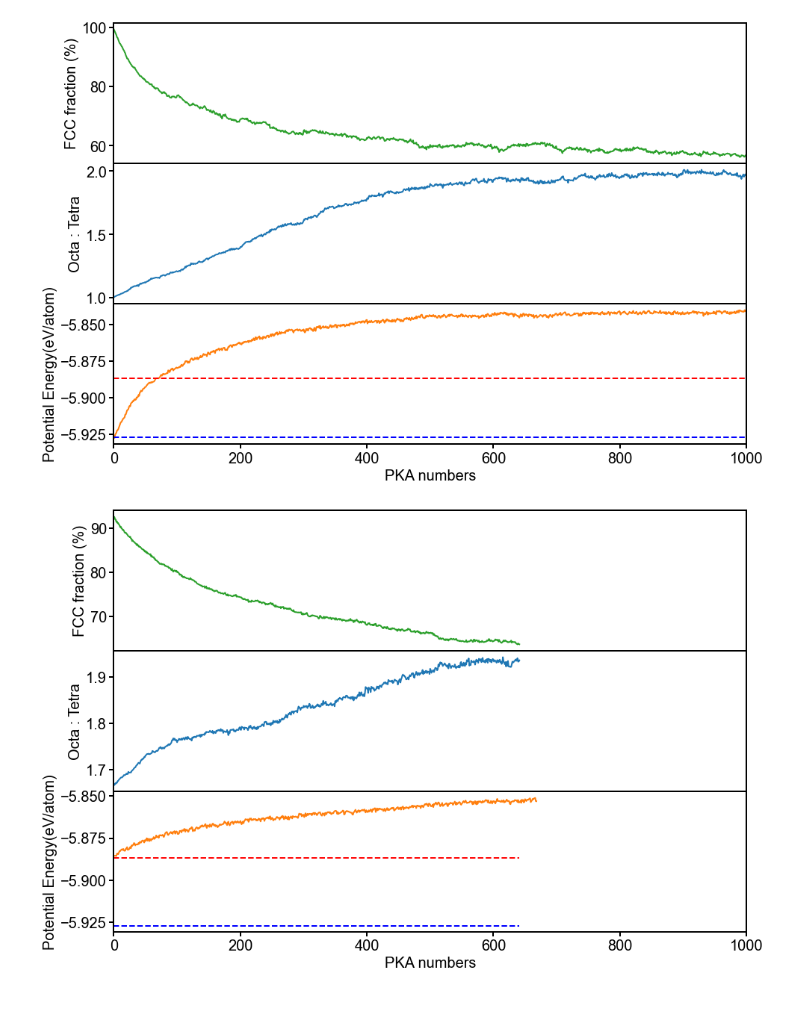
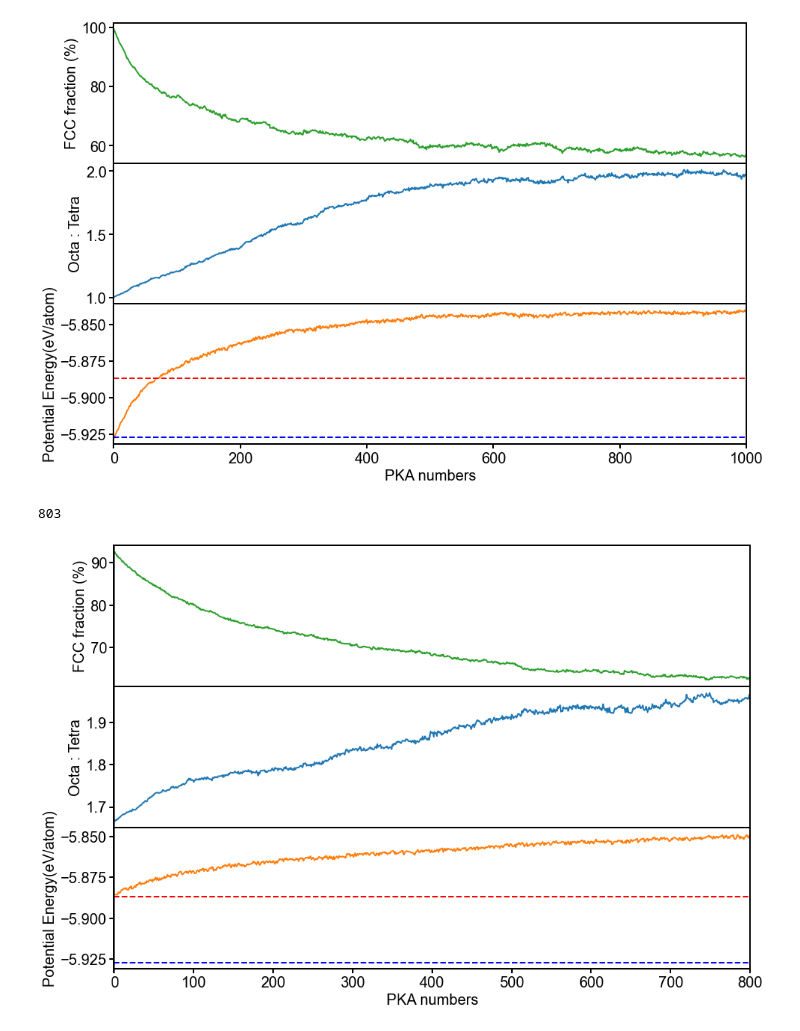
Before and after one commit to HE-RU10/ga2o3, a Jupyter notebook: Overlapping_anneal_msd.ipynb, the cells around one changed output. Saved outputs shown, nothing was run; the diff lists cells and outputs as text; code cells hidden in the pictures; blank space fills up the shorter version.

```diff
--- a/Overlapping_anneal_msd.ipynb
+++ b/Overlapping_anneal_msd.ipynb
@@ -33,7 +33,7 @@ TDEga2o3
 # %% [output]
 19.79927110353614
 # %%
-pkal=[0,500,1000,1500,2000,2200]
+pkal=[0,100,155,200,500,1000,1500,2000,2200]
 dpa=np.zeros(len(pkal))
 for i in range(len(pkal)):
     dpa[i]=DPA(1500,pkal[i],193.294,81920,TDEga2o3)
@@ -903,42 +903,43 @@ df.columns=['oct','tetra','fcc']
 
 df['o_t']=df['oct']/df['tetra']
 df['fcc']=df['fcc']/207360/0.6*100
-
+print(len(df['o_t']))
 #plt.plot(df['DPA'],df['o_t'])
 axs[0].plot(df['fcc'],linewidth=2,color='C2')
 axs[1].plot(df['o_t'],linewidth=2,color='C0')
 
-path2='/home/heruhe/Desktop/Ga2o3/cascade/5type_overlapping/cascade_npt/gamma2000ev_npt_100/log/'
+path2='/home/heruhe/Desktop/Ga2o3/cascade/5type_overlapping/cascade_npt/gamma2000ev_npt_100/log/log/'
 pe=[]
-pka=[i for i in range(1,669)]
+pka=[i for i in range(1,801)]
 #print(pka)
 for i in pka:
     fn2=path2+'{}.dat'.format(i)
     log =pd.read_csv(fn2, sep=' ',header=None)
     log.columns=['step','t','T','pe','ke','etotal','Press','v']
     pe.append(list(log['pe'])[-1]/207360)
 
 axs[2].plot(pka,pe,linewidth=2,color='C1')
 
 beta=[-485546.0543 /81920 for i in range(len(df['o_t']))]
 
 gamma=[-1220670.514 /207360 for i in range(len(df['o_t']))]
 axs[2].plot(gamma,'--',linewidth=2,color='red')
 axs[2].plot(beta,'--',linewidth=2,color='blue')
 axs[2].set_xlabel('PKA numbers',fontsize=20)
 axs[2].set_xlim([0,1000])
 axs[1].set_ylabel('Octa : Tetra',fontsize=20)
 axs[0].set_ylabel('FCC fraction (%)',fontsize=20)
 axs[2].set_ylabel('Potential Energy(eV/atom)',fontsize=20)
 axs[1].grid(False)
 # Set the desired x-axis limits
-
+axs[2].set_xlim([0,800])
 axs[0].tick_params( width=2,length=6,labelsize=20)
 axs[1].tick_params( width=2,length=6,labelsize=20)
 axs[2].tick_params( width=2,length=6,labelsize=20)
 #plt.savefig('/Users/ruhe/Desktop/overlapping3-3', format='svg')
 # %% [output]
+803
-[figure, old version]
+[figure, new version]
 # %%
 
 def anisotropic_swelling(lx0, ly0, lz0, avol0, pka, path):
```
Also changed, not shown: parts of 3 cells of this notebook, 2 other files.
